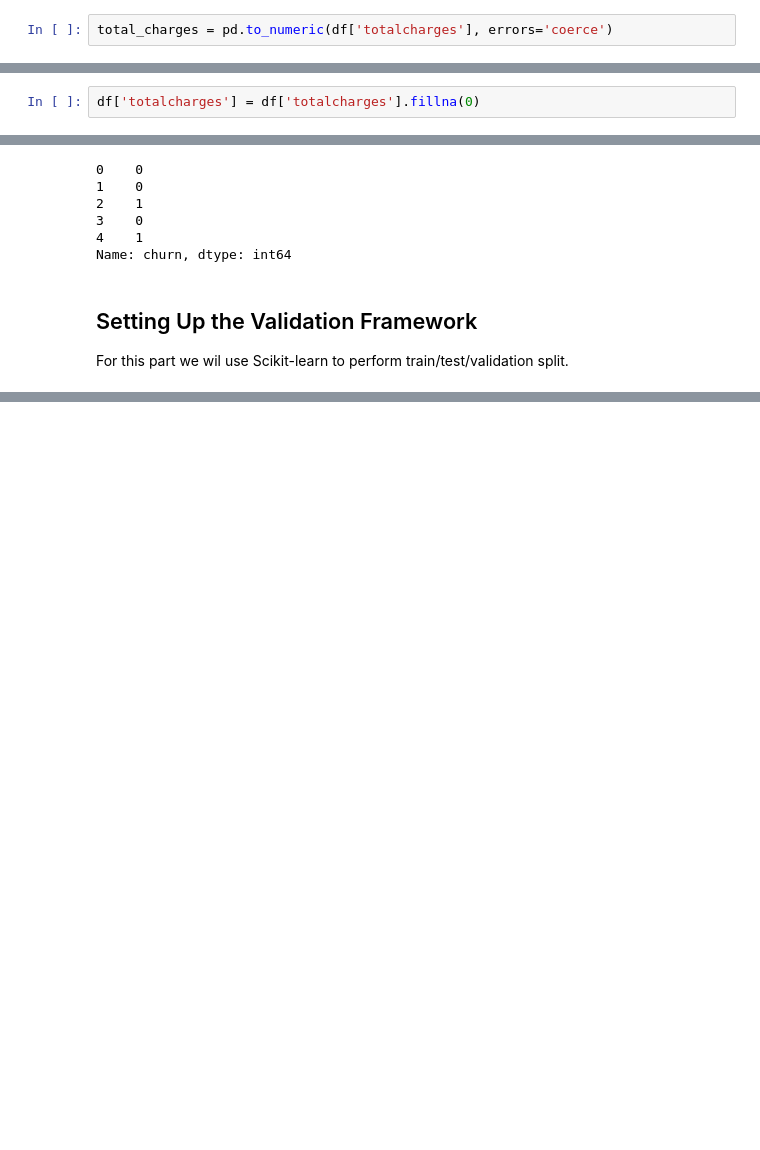
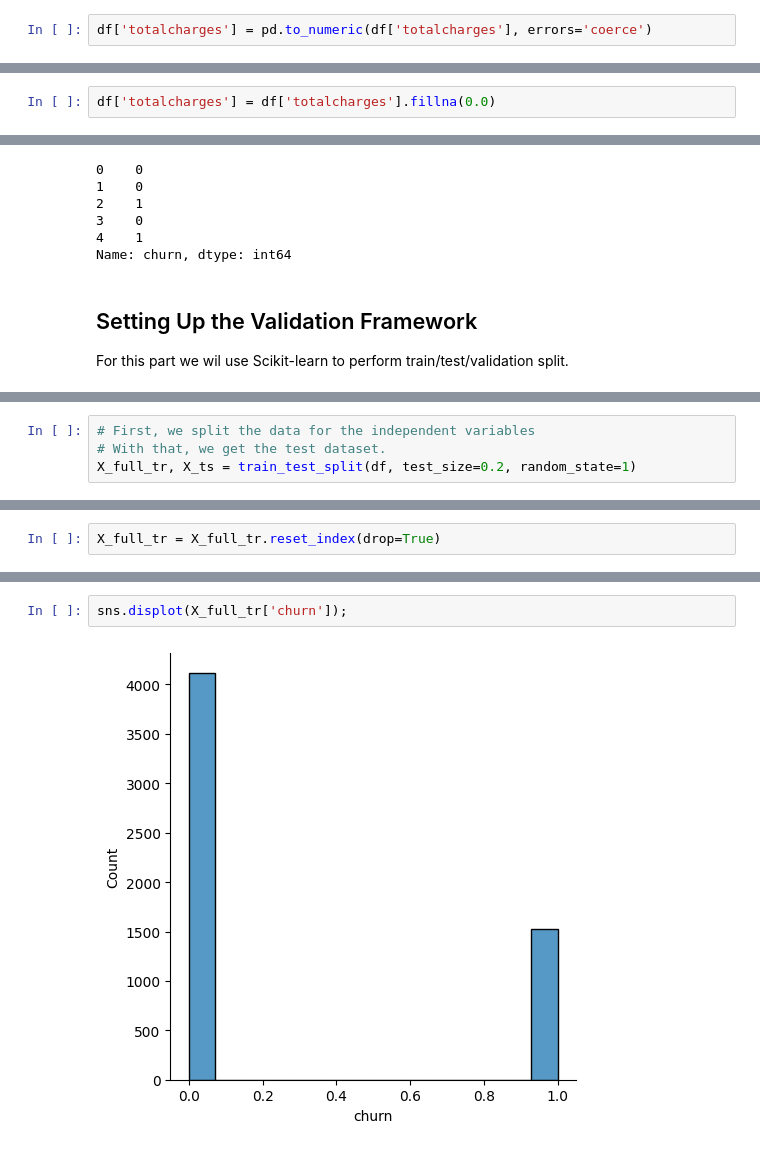
Before and after one commit to diiogorezende/machine-learning-engineering, a Jupyter notebook: src/notebooks/module-03.ipynb, the cells around one changed output, grey strips where cells are left out. Drawn from its saved outputs; the diff is of its cells as text; blank space fills up the shorter version.

Commit message:
adding some general annotation (which include gradient descent) and more code for the churn project.

```diff
--- a/src/notebooks/module-03.ipynb
+++ b/src/notebooks/module-03.ipynb
@@ -96,4 +96,4 @@ totalcharges         object
 churn                object
 dtype: object
 # %%
-total_charges = pd.to_numeric(df['totalcharges'], errors='coerce')
+df['totalcharges'] = pd.to_numeric(df['totalcharges'], errors='coerce')
@@ -134,5 +100,5 @@ df[total_charges.isnull()][['customerid', 'totalcharges']]
 # %%
-df['totalcharges'] = df['totalcharges'].fillna(0)
+df['totalcharges'] = df['totalcharges'].fillna(0.0)
 # %%
 df['churn'][:5]
 # %% [output]
@@ -162,0 +131,4 @@ For this part we wil use Scikit-learn to perform train/test/validation split.
+# %%
+# First, we split the data for the independent variables
+# With that, we get the test dataset.
+X_full_tr, X_ts = train_test_split(df, test_size=0.2, random_state=1)
@@ -162,0 +161,2 @@ For this part we wil use Scikit-learn to perform train/test/validation split.
+# %%
+X_full_tr = X_full_tr.reset_index(drop=True)
@@ -162,0 +207,4 @@ For this part we wil use Scikit-learn to perform train/test/validation split.
+# %%
+sns.displot(X_full_tr['churn']);
+# %% [output]
+[figure, added]
```
Also changed, not shown: parts of 38 cells of this notebook, 1 other file.
